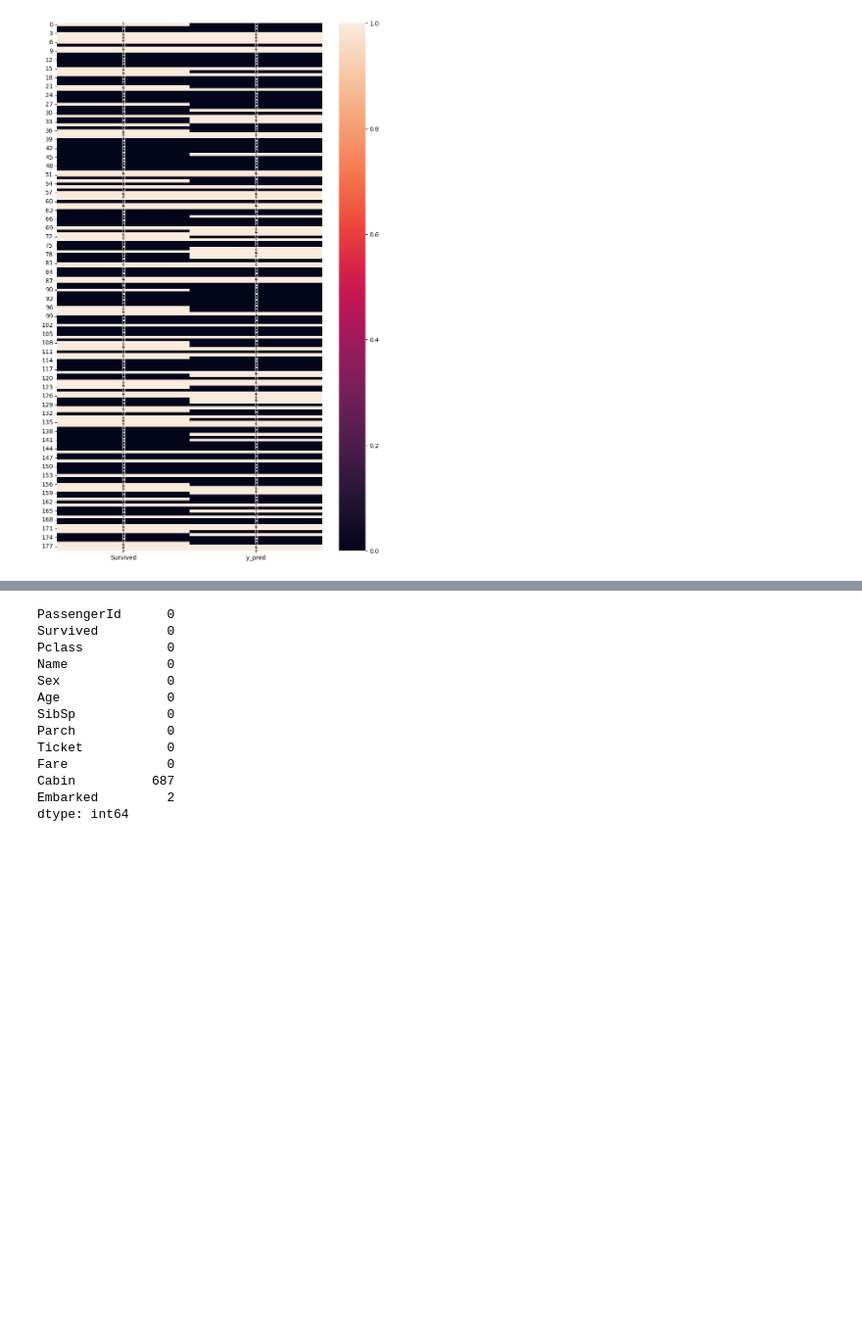
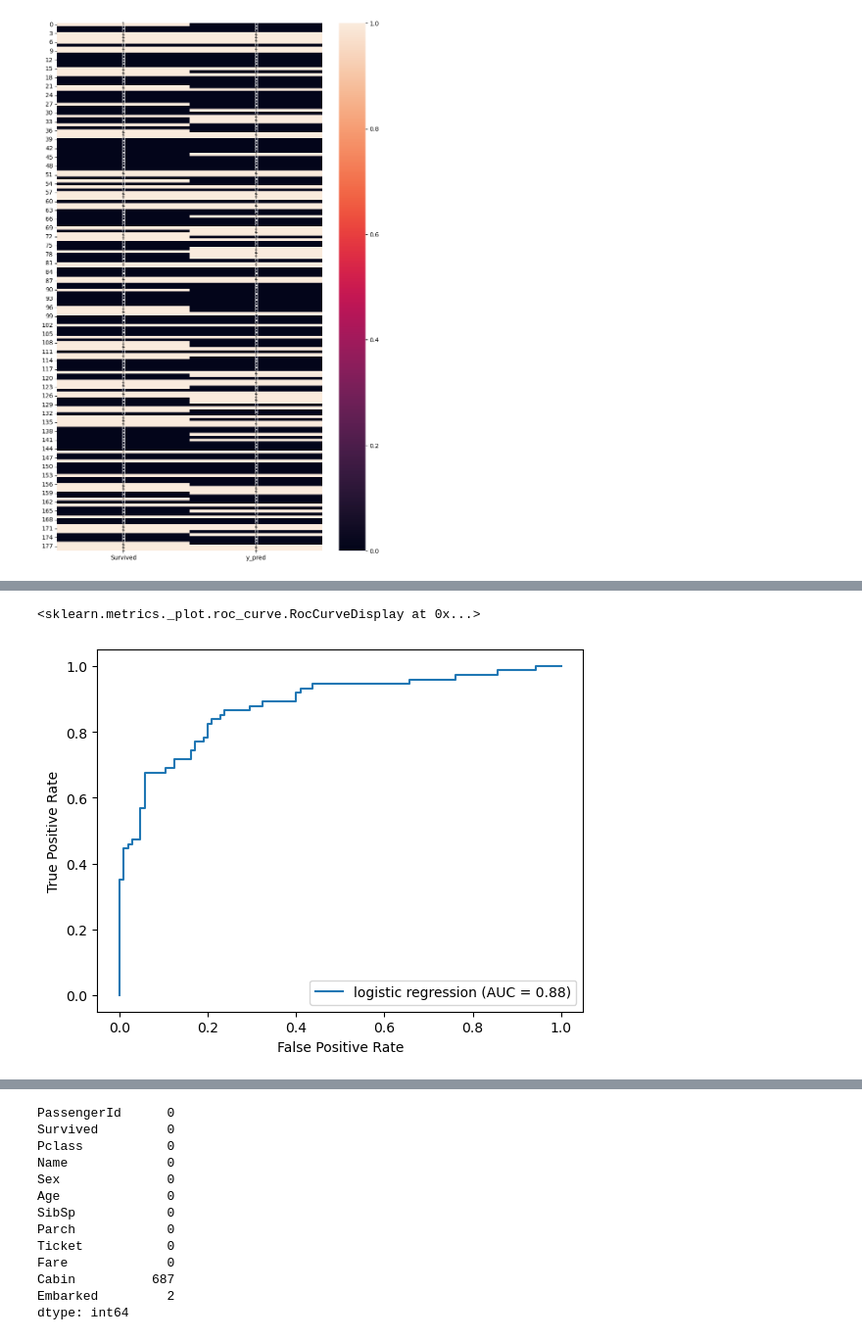
Before and after one commit to AyBa48/my_test_project, a Jupyter notebook: classification_machine.ipynb, the cells around one changed output, grey strips where cells are left out. Shown at 98% size. Drawn from its saved outputs; the diff is of its cells as text; code cells hidden in the pictures; blank space fills up the shorter version.

```diff
--- a/classification_machine.ipynb
+++ b/classification_machine.ipynb
@@ -362,0 +423,3 @@ proba.shape, y_pred.shape
+# %%
+#transform X_test data but Transforming X_test without fitting the transformer on it!!!
+X_test_trans = column_transform.transform(X_test)
@@ -362,0 +491,15 @@ proba.shape, y_pred.shape
+# %%
+#Estimation of fals positive and true positive
+#fpr, tpr, _ = roc_curve(y_test, y_pred, pos_label=mod.classes_[1])
+y_score = mod.decision_function(X_test_trans)
+fpr, tpr, thresholds = metrics.roc_curve(y_test, y_score, pos_label=mod.classes_[1])
+roc_auc = metrics.auc(fpr, tpr)
+roc_disp = metrics.RocCurveDisplay(fpr=fpr, tpr=tpr, roc_auc=roc_auc,
+                                   estimator_name='logistic regression')
+# %%
+#Display graph
+#roc_display = RocCurveDisplay(fpr=fpr, tpr=tpr).plot()
+roc_disp.plot()
+# %% [output]
+<sklearn.metrics._plot.roc_curve.RocCurveDisplay at 0x...>
+[figure, added]
```
Also changed, not shown: parts of 52 cells of this notebook.
